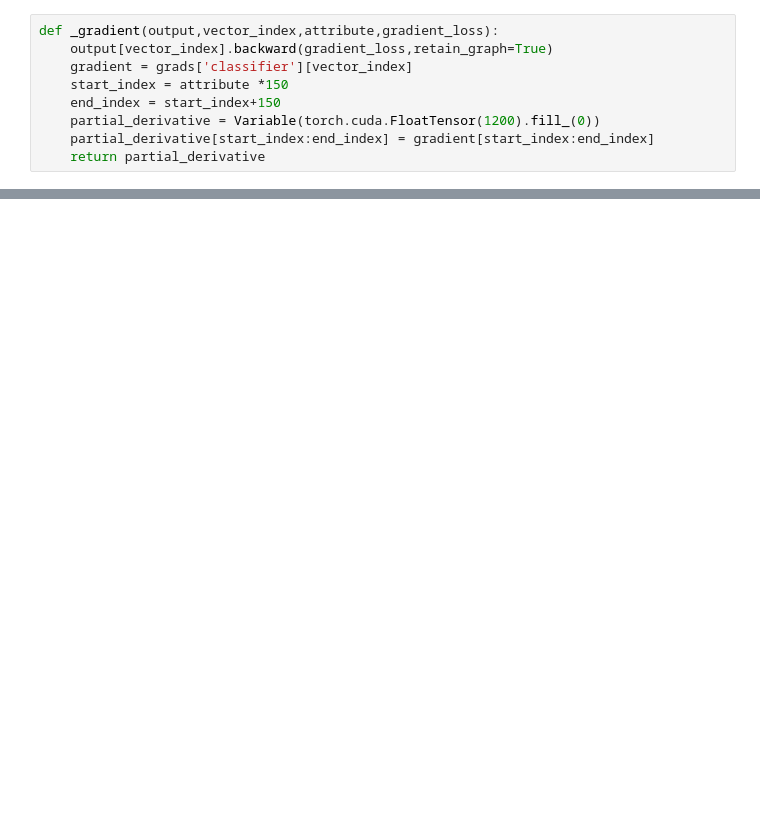
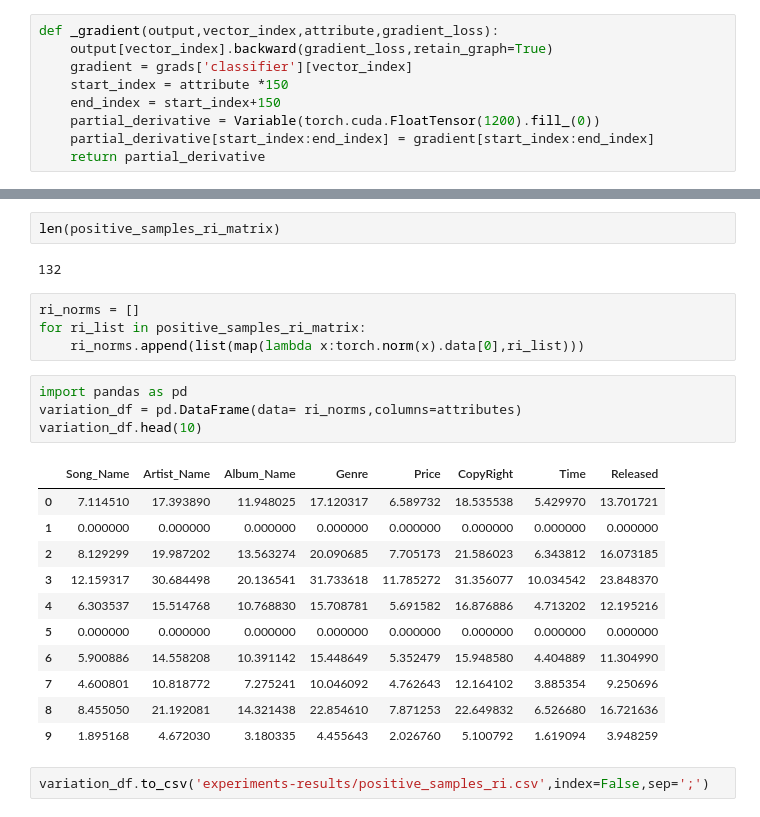
Before and after one commit to vincenzomartello/deepmatcher-experiments, a Jupyter notebook: exp3.ipynb, the cells around one changed output, grey strips where cells are left out. Saved outputs shown, nothing was run; the diff lists cells and outputs as text; blank space fills up the shorter version.

Commit message:
added new results

```diff
--- a/exp3.ipynb
+++ b/exp3.ipynb
@@ -178 +249,27 @@ variation_df.to_csv('experiments-results/negative_samples_ri_truevalues.csv',ind
+# %%
+len(positive_samples_ri_matrix)
+# %% [output]
+132
+# %%
+ri_norms = []
+for ri_list in positive_samples_ri_matrix:
+    ri_norms.append(list(map(lambda x:torch.norm(x).data[0],ri_list)))
+# %%
+import pandas as pd
+variation_df = pd.DataFrame(data= ri_norms,columns=attributes)
+variation_df.head(10)
+# %% [output]
+|  | Song_Name | Artist_Name | Album_Name | Genre | Price | CopyRight | Time | Released |
+| 0 | 7.114510 | 17.393890 | 11.948025 | 17.120317 | 6.589732 | 18.535538 | 5.429970 | 13.701721 |
+| 1 | 0.000000 | 0.000000 | 0.000000 | 0.000000 | 0.000000 | 0.000000 | 0.000000 | 0.000000 |
+| 2 | 8.129299 | 19.987202 | 13.563274 | 20.090685 | 7.705173 | 21.586023 | 6.343812 | 16.073185 |
+| 3 | 12.159317 | 30.684498 | 20.136541 | 31.733618 | 11.785272 | 31.356077 | 10.034542 | 23.848370 |
+| 4 | 6.303537 | 15.514768 | 10.768830 | 15.708781 | 5.691582 | 16.876886 | 4.713202 | 12.195216 |
+| 5 | 0.000000 | 0.000000 | 0.000000 | 0.000000 | 0.000000 | 0.000000 | 0.000000 | 0.000000 |
+| 6 | 5.900886 | 14.558208 | 10.391142 | 15.448649 | 5.352479 | 15.948580 | 4.404889 | 11.304990 |
+| 7 | 4.600801 | 10.818772 | 7.275241 | 10.046092 | 4.762643 | 12.164102 | 3.885354 | 9.250696 |
+| 8 | 8.455050 | 21.192081 | 14.321438 | 22.854610 | 7.871253 | 22.649832 | 6.526680 | 16.721636 |
+| 9 | 1.895168 | 4.672030 | 3.180335 | 4.455643 | 2.026760 | 5.100792 | 1.619094 | 3.948259 |
+# %%
+variation_df.to_csv('experiments-results/positive_samples_ri.csv',index=False,sep=';')
 # %%
```
Also changed, not shown: parts of 56 cells of this notebook, 14 other files.
